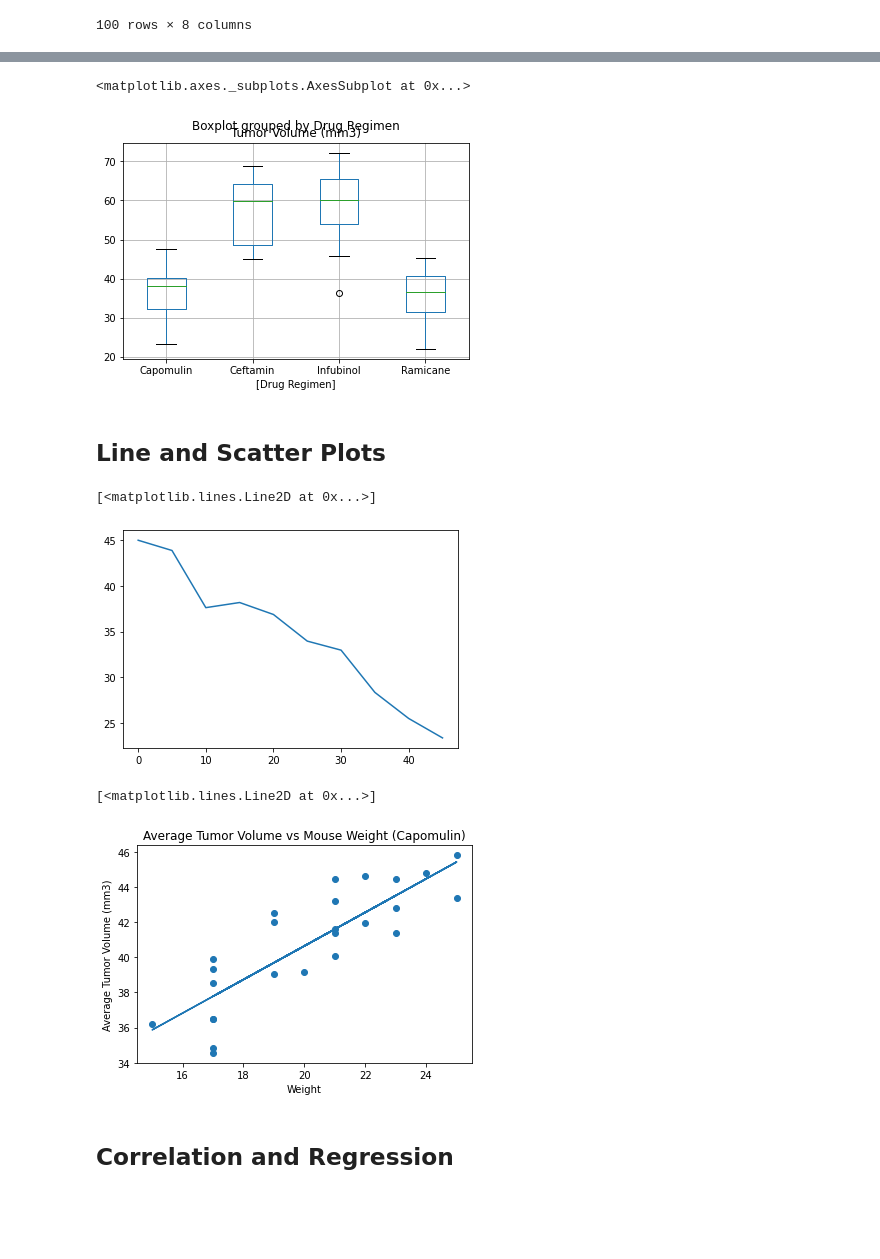
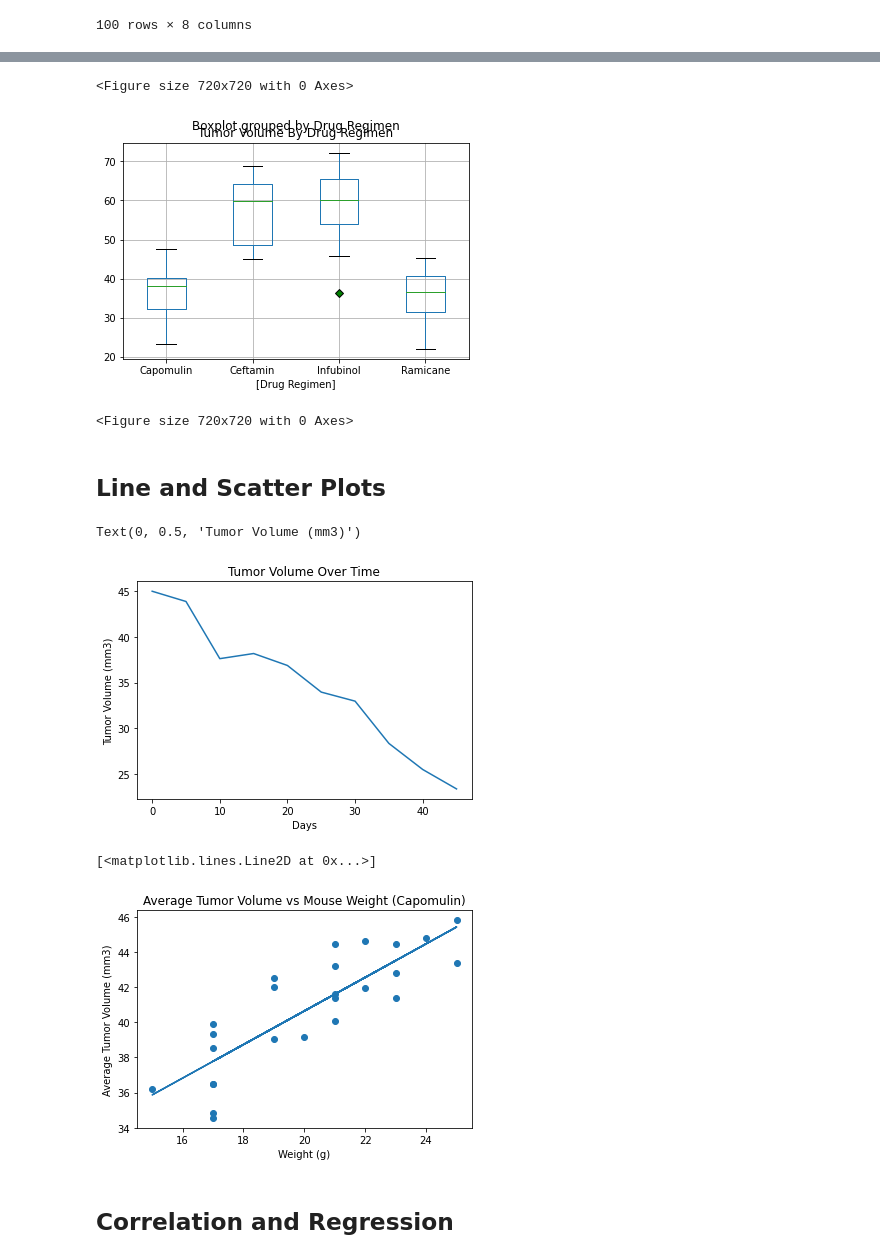
Before and after one commit to RonaldClarke/databootcamp_homework, a Jupyter notebook: Matplotlib Challenge/pymaceuticals_starter.ipynb, the cells around one changed output, grey strips where cells are left out. Cells and saved outputs as stored; diff of their text form; code cells hidden in the pictures; blank space fills up the shorter version.

```diff
--- a/Matplotlib Challenge/pymaceuticals_starter.ipynb
+++ b/Matplotlib Challenge/pymaceuticals_starter.ipynb
@@ -268,21 +275,29 @@ Values above 94.04403868375002 could be outliers.
 # %%
 # Generate a box plot of the final tumor volume of each mouse across four regimens of interest
 finalchart = tumor[["Drug Regimen","Tumor Volume (mm3)"]]
-finalchart.boxplot(by="Drug Regimen")
+green_diamond = dict(markerfacecolor='g', marker='D')
+finalchart.boxplot(by="Drug Regimen",flierprops=green_diamond)
+
+plt.title("Tumor Volume By Drug Regimen")
+plt.figure(figsize = (10,10))
 # %% [output]
-<matplotlib.axes._subplots.AxesSubplot at 0x...>
+<Figure size 720x720 with 0 Axes>
-[figure, old version]
+[figure, new version]
+<Figure size 720x720 with 0 Axes>
 # %% [markdown]
 ## Line and Scatter Plots
 # %%
 # Generate a line plot of tumor volume vs. time point for a mouse treated with Capomulin
 capomulin = mouseclean.reset_index(drop=False)
 amouse = capomulin.loc[capomulin["Mouse ID"] == "s185"]
 amouse
 plt.plot(amouse["Timepoint"],amouse["Tumor Volume (mm3)"])
+plt.title("Tumor Volume Over Time")
+plt.xlabel("Days")
+plt.ylabel("Tumor Volume (mm3)")
 # %% [output]
-[<matplotlib.lines.Line2D at 0x...>]
+Text(0, 0.5, 'Tumor Volume (mm3)')
-[figure, old version]
+[figure, new version]
 # %%
 # Generate a scatter plot of average tumor volume vs. mouse weight for the Capomulin regimen
 caposcatter = mouseclean.reset_index(drop=False)
@@ -293,12 +308,12 @@ plt.scatter(aveweight,avevol)
 slope, intercept, r_value, p_value, std_err = st.linregress(aveweight, avevol)
 best_fit = slope*aveweight+intercept
 plt.title("Average Tumor Volume vs Mouse Weight (Capomulin)")
-plt.xlabel("Weight")
+plt.xlabel("Weight (g)")
 plt.ylabel("Average Tumor Volume (mm3)")
 plt.plot(aveweight,best_fit)
 # %% [output]
 [<matplotlib.lines.Line2D at 0x...>]
-[figure, old version]
+[figure, new version]
 # %% [markdown]
 ## Correlation and Regression
 # %%
```
Also changed, not shown: parts of 2 cells of this notebook.
